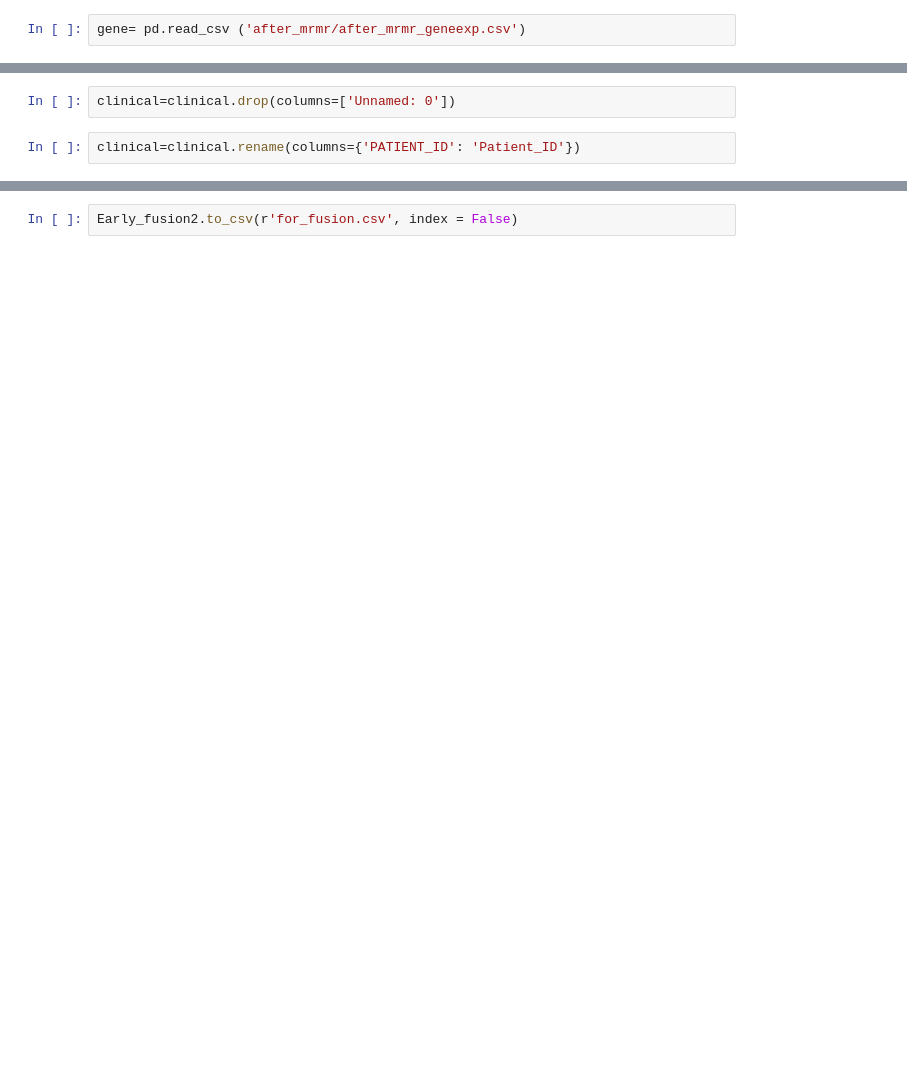
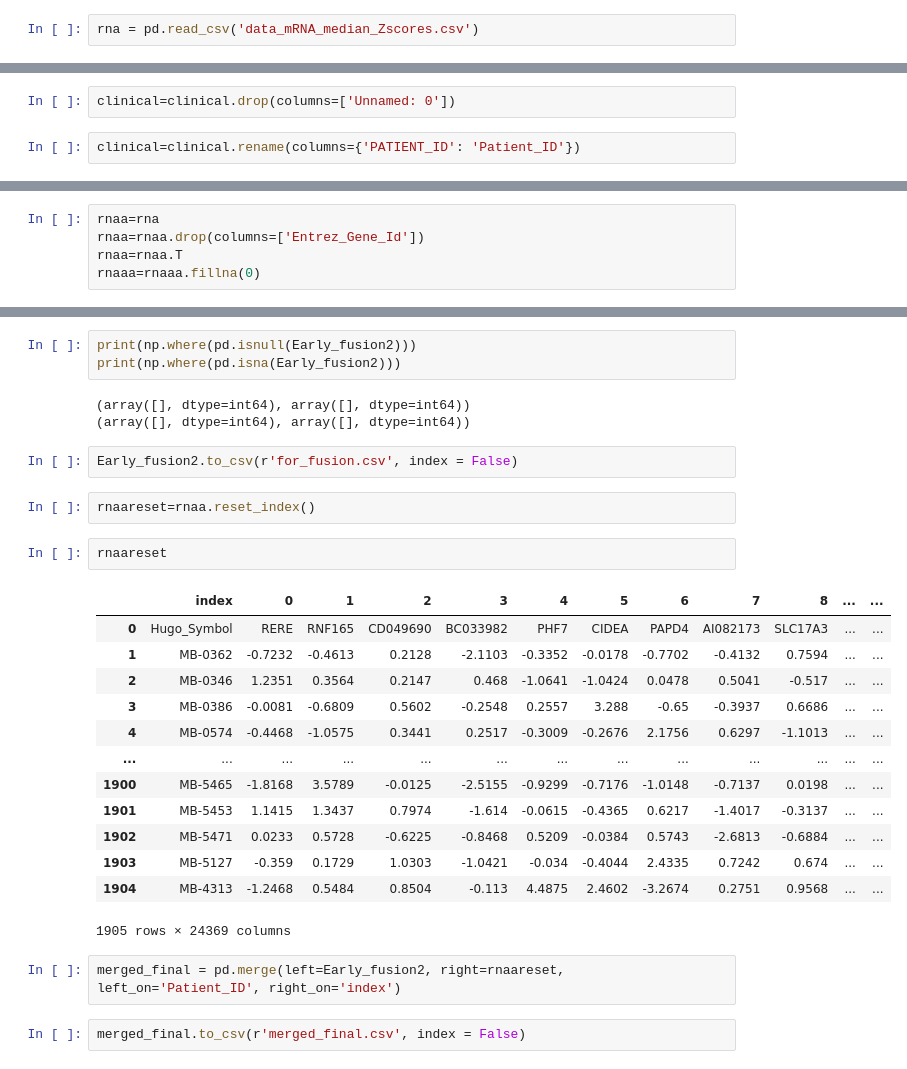
Before and after one commit to yogeshchaudhari/MLCourseProject, a Jupyter notebook: MRMR/data/Combi.ipynb, the cells around one changed output, grey strips where cells are left out. Saved outputs shown, nothing was run; the diff lists cells and outputs as text; blank space fills up the shorter version.

```diff
--- a/MRMR/data/Combi.ipynb
+++ b/MRMR/data/Combi.ipynb
@@ -16,5 +16,5 @@ KeyboardInterrupt:
 # %%
-gene= pd.read_csv ('after_mrmr/after_mrmr_geneexp.csv')
+rna = pd.read_csv('data_mRNA_median_Zscores.csv')
 # %%
 cna=cna.rename(columns={'Unnamed: 0': 'Patient ID'})
 cna=cna.rename(columns={'Patient ID': 'Patient_ID'})
@@ -74,0 +175,5 @@ clinical
+# %%
+rnaa=rna
+rnaa=rnaa.drop(columns=['Entrez_Gene_Id'])
+rnaa=rnaa.T
+rnaaa=rnaaa.fillna(0)
@@ -238,2 +283,30 @@ Early_fusion2
+# %%
+print(np.where(pd.isnull(Early_fusion2)))
+print(np.where(pd.isna(Early_fusion2)))
+# %% [output]
+(array([], dtype=int64), array([], dtype=int64))
+(array([], dtype=int64), array([], dtype=int64))
 # %%
 Early_fusion2.to_csv(r'for_fusion.csv', index = False)
+# %%
+rnaareset=rnaa.reset_index()
+# %%
+rnaareset
+# %% [output]
+|  | index | 0 | 1 | 2 | 3 | 4 | 5 | 6 | 7 | 8 | ... | ... |
+| 0 | Hugo_Symbol | RERE | RNF165 | CD049690 | BC033982 | PHF7 | CIDEA | PAPD4 | AI082173 | SLC17A3 | ... | ... |
+| 1 | MB-0362 | -0.7232 | -0.4613 | 0.2128 | -2.1103 | -0.3352 | -0.0178 | -0.7702 | -0.4132 | 0.7594 | ... | ... |
+| 2 | MB-0346 | 1.2351 | 0.3564 | 0.2147 | 0.468 | -1.0641 | -1.0424 | 0.0478 | 0.5041 | -0.517 | ... | ... |
+| 3 | MB-0386 | -0.0081 | -0.6809 | 0.5602 | -0.2548 | 0.2557 | 3.288 | -0.65 | -0.3937 | 0.6686 | ... | ... |
+| 4 | MB-0574 | -0.4468 | -1.0575 | 0.3441 | 0.2517 | -0.3009 | -0.2676 | 2.1756 | 0.6297 | -1.1013 | ... | ... |
+| ... | ... | ... | ... | ... | ... | ... | ... | ... | ... | ... | ... | ... |
+| 1900 | MB-5465 | -1.8168 | 3.5789 | -0.0125 | -2.5155 | -0.9299 | -0.7176 | -1.0148 | -0.7137 | 0.0198 | ... | ... |
+| 1901 | MB-5453 | 1.1415 | 1.3437 | 0.7974 | -1.614 | -0.0615 | -0.4365 | 0.6217 | -1.4017 | -0.3137 | ... | ... |
+| 1902 | MB-5471 | 0.0233 | 0.5728 | -0.6225 | -0.8468 | 0.5209 | -0.0384 | 0.5743 | -2.6813 | -0.6884 | ... | ... |
+| 1903 | MB-5127 | -0.359 | 0.1729 | 1.0303 | -1.0421 | -0.034 | -0.4044 | 2.4335 | 0.7242 | 0.674 | ... | ... |
+| 1904 | MB-4313 | -1.2468 | 0.5484 | 0.8504 | -0.113 | 4.4875 | 2.4602 | -3.2674 | 0.2751 | 0.9568 | ... | ... |
+1905 rows × 24369 columns
+# %%
+merged_final = pd.merge(left=Early_fusion2, right=rnaareset, left_on='Patient_ID', right_on='index')
+# %%
+merged_final.to_csv(r'merged_final.csv', index = False)
```
Also changed, not shown: parts of 45 cells of this notebook, 1 other file.
